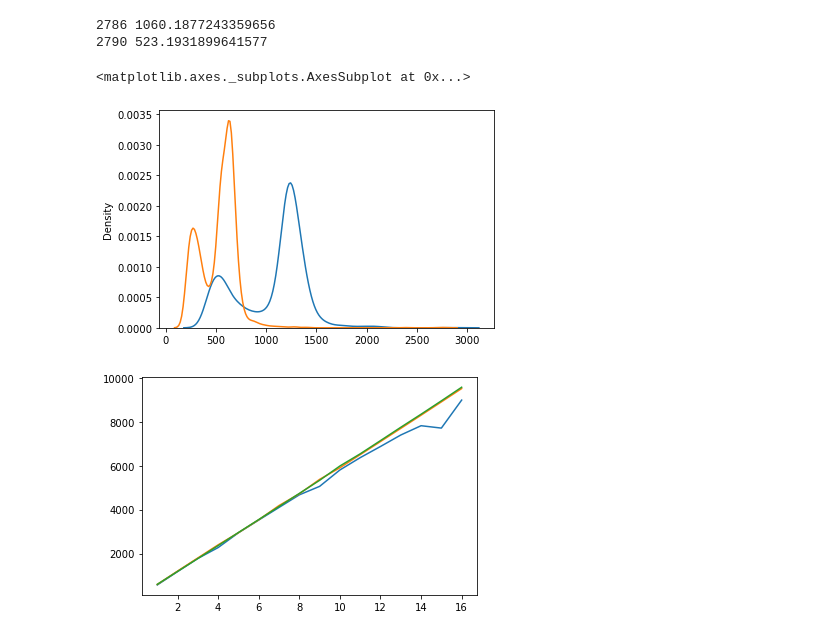
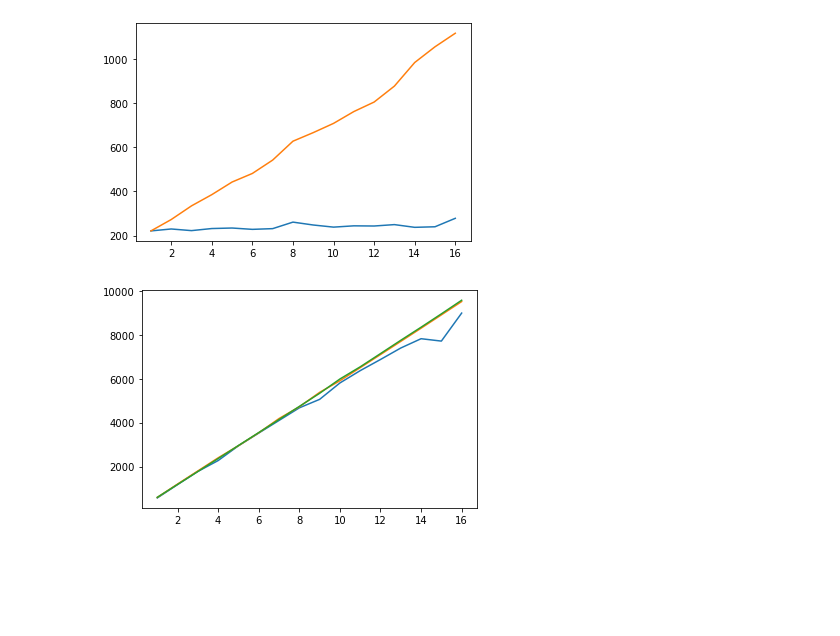
Before and after one commit to jkxjkx1031/ROS2-benchmark, a Jupyter notebook: experiments/stats/stats.ipynb, the cells around one changed output. Drawn from its saved outputs; the diff is of its cells as text; code cells hidden in the pictures; blank space fills up the shorter version.

```diff
--- a/experiments/stats/stats.ipynb
+++ b/experiments/stats/stats.ipynb
@@ -22,33 +16,15 @@ sns.distplot(latency, hist=False)
-# %%
-import numpy as np
-import pandas as pd
-import matplotlib.pyplot as plt
-import seaborn as sns
-
-pub = pd.read_csv('../topic_test/pub_n0.log', sep=' ', index_col=0, names=['timestamp'])
-sub0 = pd.read_csv('../topic_test/sub_n0.log', sep=' ', index_col=0, names=['timestamp'])
-sub1 = pd.read_csv('../topic_test/sub_n1.log', sep=' ', index_col=0, names=['timestamp'])
-sub2 = pd.read_csv('../topic_test/sub_n2.log', sep=' ', index_col=0, names=['timestamp'])
-
-max_latency = []
-min_latency = []
-for i, r in pub.iterrows():
-    max_latency.append(max([sub0.loc[i,'timestamp'], sub1.loc[i,'timestamp'], sub2.loc[i,'timestamp']]) - pub.loc[i,'timestamp'])
-    min_latency.append(min([sub0.loc[i,'timestamp'], sub1.loc[i,'timestamp'], sub2.loc[i,'timestamp']]) - pub.loc[i,'timestamp'])
-max_latency = np.array(max_latency)
-min_latency = np.array(min_latency)
-max_latency = np.extract(max_latency<3000, max_latency)
-min_latency = np.extract(min_latency<3000, min_latency)
-
-print(max_latency.shape[0], np.average(max_latency))
-sns.distplot(max_latency, hist=False)
-print(min_latency.shape[0], np.average(min_latency))
-sns.distplot(min_latency, hist=False)
-# %% [output]
-2786 1060.1877243359656
-2790 523.1931899641577
-<matplotlib.axes._subplots.AxesSubplot at 0x...>
-[figure, removed]
+# %%
+import numpy as np
+import matplotlib.pyplot as plot
+
+lat = np.loadtxt('../topic_test/latency.txt')
+n = np.arange(1, 17)
+
+plt.plot(n, lat[:,0])
+plt.plot(n, lat[:,1])
+plt.show()
+# %% [output]
+[figure, added]
 # %%
 import numpy as np
 import matplotlib.pyplot as plt
```
Also changed, not shown: parts of 1 cell of this notebook, 11 other files.
